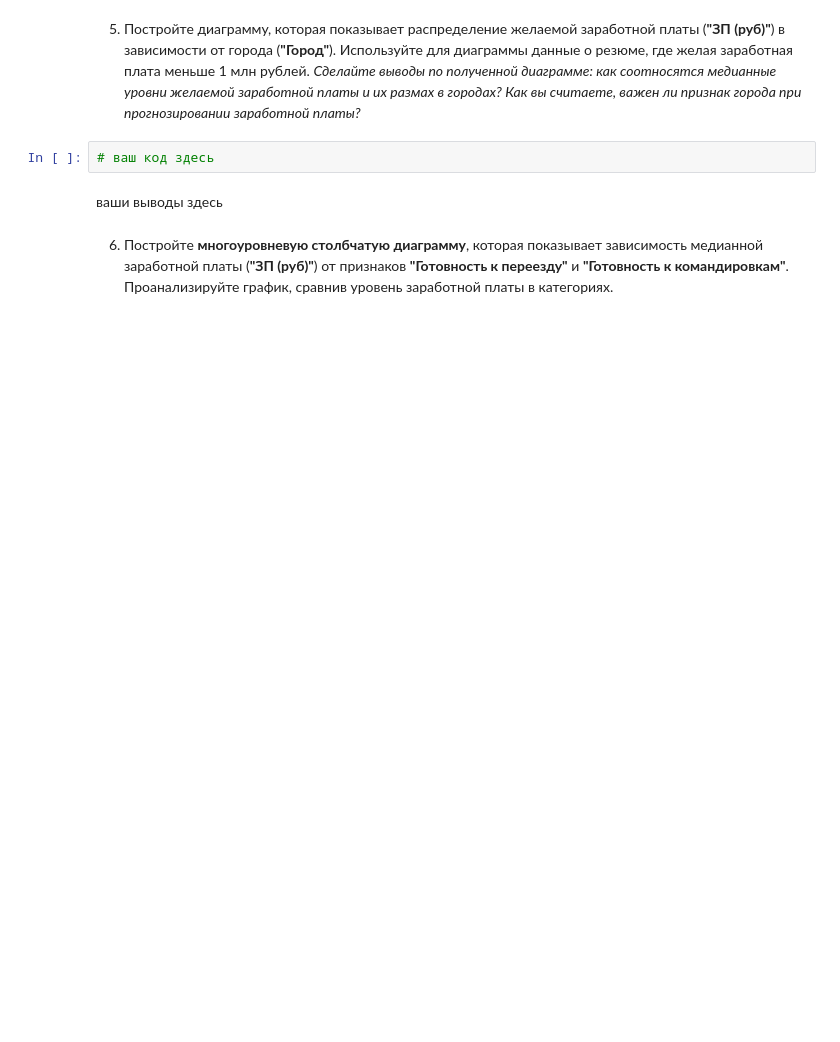
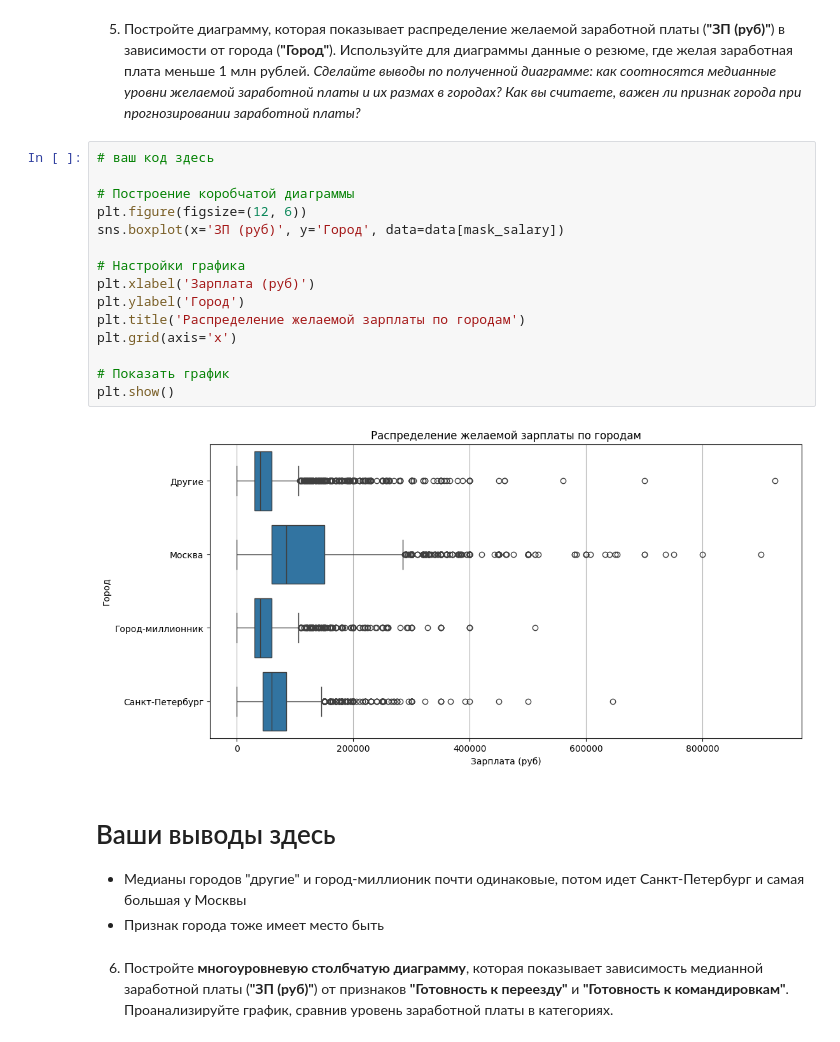
Before and after one commit to Eqtony/MyPortfolio, a Jupyter notebook: HeadHunterResumeAnalysis/Project-1._Ноутбук-шаблон.ipynb, the cells around one changed output. Drawn from its saved outputs; the diff is of its cells as text; blank space fills up the shorter version.

```diff
--- a/HeadHunterResumeAnalysis/Project-1._Ноутбук-шаблон.ipynb
+++ b/HeadHunterResumeAnalysis/Project-1._Ноутбук-шаблон.ipynb
@@ -511,8 +582,25 @@ data['Возраст'].mode()[0]
 *Сделайте выводы по полученной диаграмме: как соотносятся медианные уровни желаемой заработной платы и их размах в городах? Как вы считаете, важен ли признак города при прогнозировании заработной платы?*
 # %%
 # ваш код здесь
+
+# Построение коробчатой диаграммы
+plt.figure(figsize=(12, 6))
+sns.boxplot(x='ЗП (руб)', y='Город', data=data[mask_salary])
+
+# Настройки графика
+plt.xlabel('Зарплата (руб)')
+plt.ylabel('Город')
+plt.title('Распределение желаемой зарплаты по городам')
+plt.grid(axis='x')
+
+# Показать график
+plt.show()
+# %% [output]
+[figure, added]
 # %% [markdown]
-ваши выводы здесь
+# Ваши выводы здесь
+* Медианы городов "другие" и город-миллионик почти одинаковые, потом идет Санкт-Петербург и самая большая у Москвы
+* Признак города тоже имеет место быть
 # %% [markdown]
 6. Постройте **многоуровневую столбчатую диаграмму**, которая показывает зависимость медианной заработной платы (**"ЗП (руб)"**) от признаков **"Готовность к переезду"** и **"Готовность к командировкам"**. Проанализируйте график, сравнив уровень заработной платы в категориях.
 # %%
```
Also changed, not shown: parts of 22 cells of this notebook.
